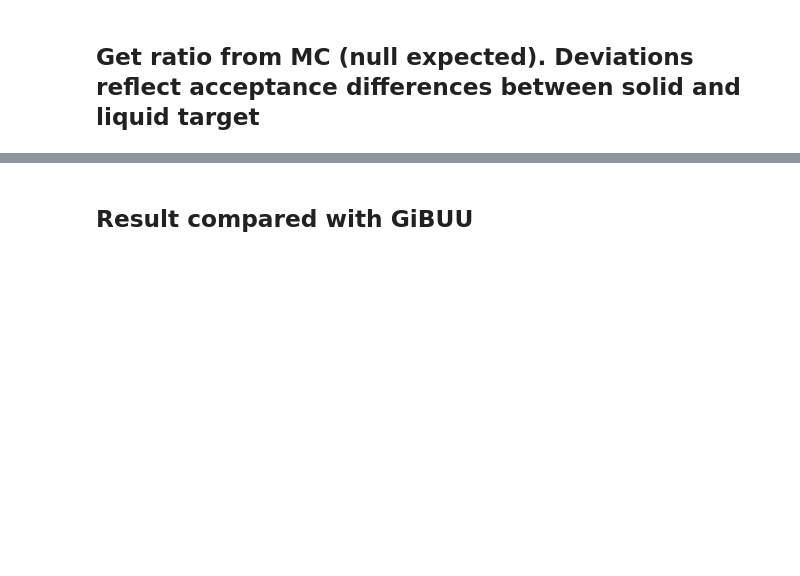
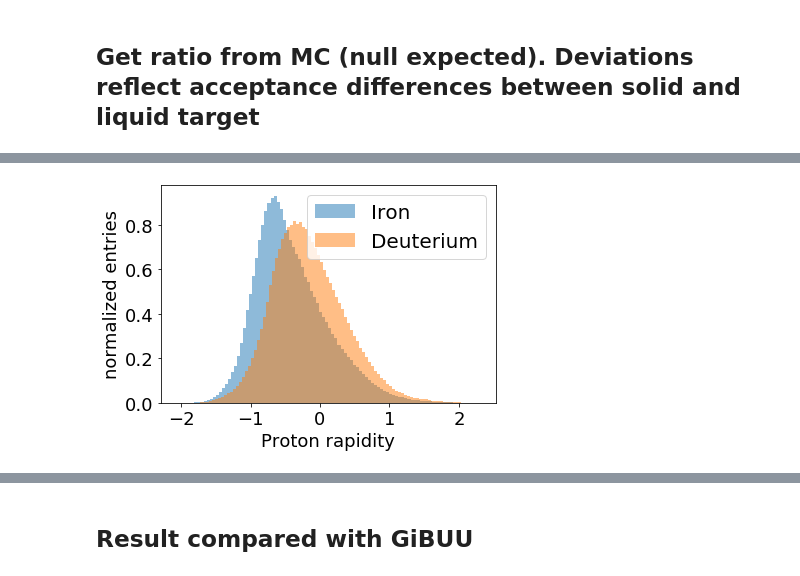
Before and after one commit to miguelignacio/eg2dihadron, a Jupyter notebook: EG2_R2h.ipynb, the cells around one changed output, grey strips where cells are left out. Drawn from its saved outputs; the diff is of its cells as text; code cells hidden in the pictures; blank space fills up the shorter version.

```diff
--- a/EG2_R2h.ipynb
+++ b/EG2_R2h.ipynb
@@ -61,7 +60,8 @@ def applyCut(inputDataframe, cut, text=None):
     return cutDataframe
 def applyCuts(fullDataframe,name='default',isMC=False,isTrigger=True):
     dataframe = fullDataframe
-    print ('Entries before cut ', dataframe.shape[0])
+    if(dataframe.shape[0]>0):
+        print ('Entries before cut ', dataframe.shape[0])
     dataframe.eval('inelasticity = nu/5.014', inplace=True)
 
     dataframe.eval('h1_e = h1_z*nu', inplace=True)
@@ -93,8 +93,9 @@ def applyCutsPair(fullDataframe,name='default',isMC=False):
     dataframe = applyCut(dataframe, 'h1_z>0.5', 'h1_z>0.5 :')
     dataframe = applyCut(dataframe, 'h1_p <2.5 ', 'h1_p<2.5 ')
 
-    dataframe = applyCut(dataframe, 'h1_pid*h2_pid<0', 'Opposite sign pairs')
+    #dataframe = applyCut(dataframe, 'h1_pid*h2_pid<0', 'Opposite sign pairs')
     dataframe.eval('pair_pt2 = pair_pt*pair_pt', inplace=True)
+    dataframe = applyCut(dataframe, 'h2_pid==2212 | abs(h2_pid)==211', 'h2_pid =2212 or pions')
 
     ##Polar angle acceptance, different for
     #if(isMC==False):
@@ -104,8 +105,7 @@ def applyCutsPair(fullDataframe,name='default',isMC=False):
 
         dataframe = applyCut(dataframe, 'h2_th<120 and h2_th>10', '10< h2_th<120')
         dataframe = applyCut(dataframe, 'h2_p>0.200', 'h2_p>0.200')
-        dataframe = applyCut(dataframe,'(h2_pid==211)| (h2_pid==-211 & h2_th>30)| (h2_pid==-211 & h2_th<30 & h2_p>0.600)','P>500 for pi- with theta<30')
-
+        dataframe = applyCut(dataframe,'h2_pid==2212 | (h2_pid==211)| (h2_pid==-211 & h2_th>30)| (h2_pid==-211 & h2_th<30 & h2_p>0.600)','P>500 for pi- with theta<30')
         #dataframe = applyCut(dataframe,'(pid_asso==211 & theta_lab_asso>10.0)|(pid_asso==-211 & theta_lab_asso>30 & theta_lab_asso<120)')
     dataframe = applyCut(dataframe, 'h2_p<2.5', 'h2_p <2.5 GeV')
     #dataframe = applyCut(dataframe, 'mass<2.0', 'mass < 2.0 GeV')
@@ -506,0 +523,10 @@ Total Cut  h1_z>0.5
+# %%
+
+plt.hist(df['Fe']['h2_rap'],bins=100,alpha=0.5,density=True,label='Iron')
+plt.hist(df['D']['h2_rap'],bins=100,alpha=0.5,density=True,label='Deuterium')
+plt.xlabel('Proton rapidity')
+plt.ylabel('normalized entries')
+plt.legend()
+plt.show()
+# %% [output]
+[figure, added]
```
Also changed, not shown: parts of 53 cells of this notebook, 3 other files.
